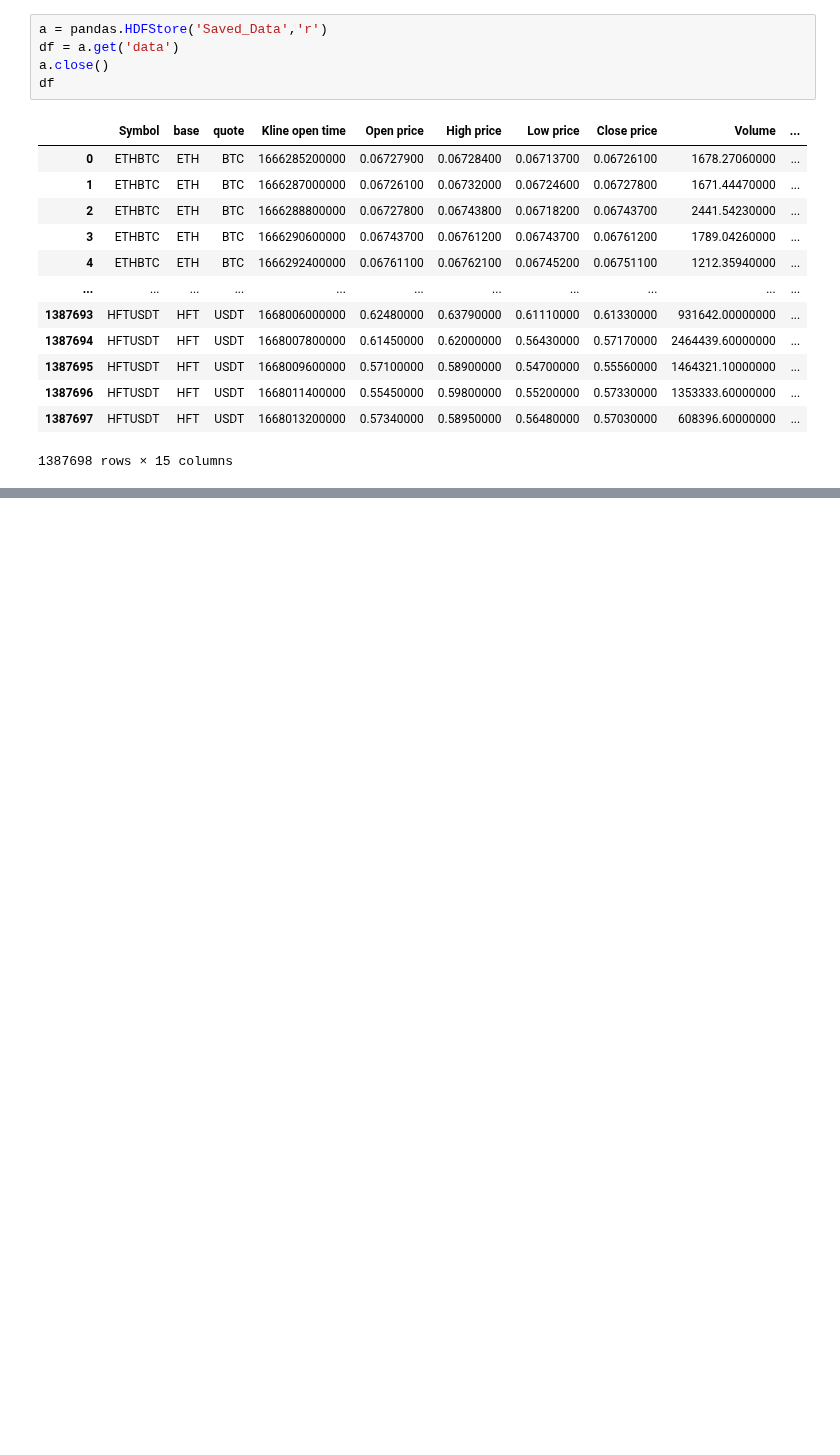
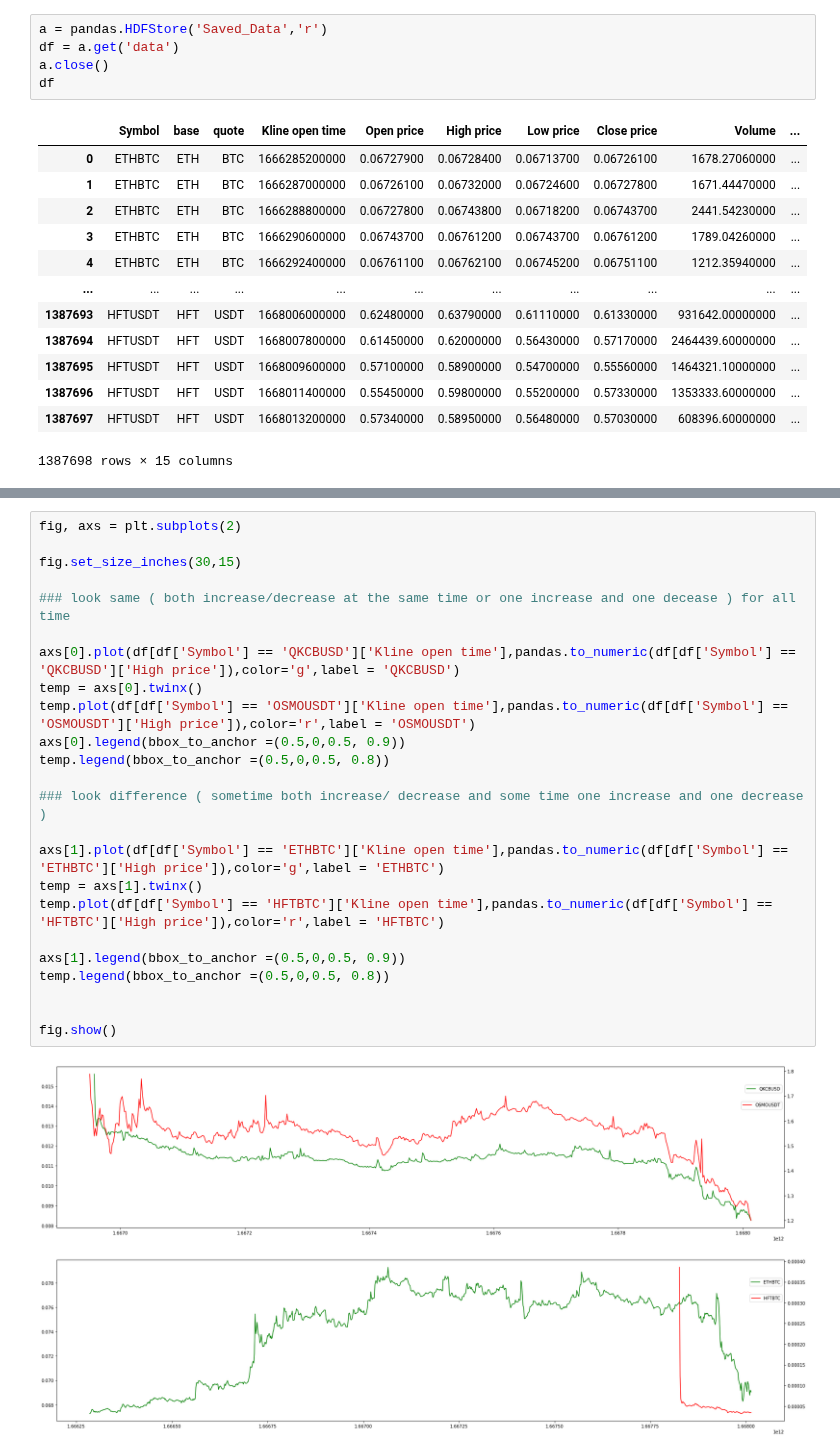
Before and after one commit to nhatruong1009/CryptoPrediction, a Jupyter notebook: src/crawlingData.ipynb, the cells around one changed output, grey strips where cells are left out. Cells and saved outputs as stored; diff of their text form; blank space fills up the shorter version.

```diff
--- a/src/crawlingData.ipynb
+++ b/src/crawlingData.ipynb
@@ -103,0 +233,26 @@ df
+# %%
+fig, axs = plt.subplots(2)
+
+fig.set_size_inches(30,15)
+
+### look same ( both increase/decrease at the same time or one increase and one decease ) for all time
+
+axs[0].plot(df[df['Symbol'] == 'QKCBUSD']['Kline open time'],pandas.to_numeric(df[df['Symbol'] == 'QKCBUSD']['High price']),color='g',label = 'QKCBUSD')
+temp = axs[0].twinx()
+temp.plot(df[df['Symbol'] == 'OSMOUSDT']['Kline open time'],pandas.to_numeric(df[df['Symbol'] == 'OSMOUSDT']['High price']),color='r',label = 'OSMOUSDT')
+axs[0].legend(bbox_to_anchor =(0.5,0,0.5, 0.9))
+temp.legend(bbox_to_anchor =(0.5,0,0.5, 0.8))
+
+### look difference ( sometime both increase/ decrease and some time one increase and one decrease )
+
+axs[1].plot(df[df['Symbol'] == 'ETHBTC']['Kline open time'],pandas.to_numeric(df[df['Symbol'] == 'ETHBTC']['High price']),color='g',label = 'ETHBTC')
+temp = axs[1].twinx()
+temp.plot(df[df['Symbol'] == 'HFTBTC']['Kline open time'],pandas.to_numeric(df[df['Symbol'] == 'HFTBTC']['High price']),color='r',label = 'HFTBTC')
+
+axs[1].legend(bbox_to_anchor =(0.5,0,0.5, 0.9))
+temp.legend(bbox_to_anchor =(0.5,0,0.5, 0.8))
+
+
+fig.show()
+# %% [output]
+[figure, added]
```
Also changed, not shown: parts of 19 cells of this notebook.
